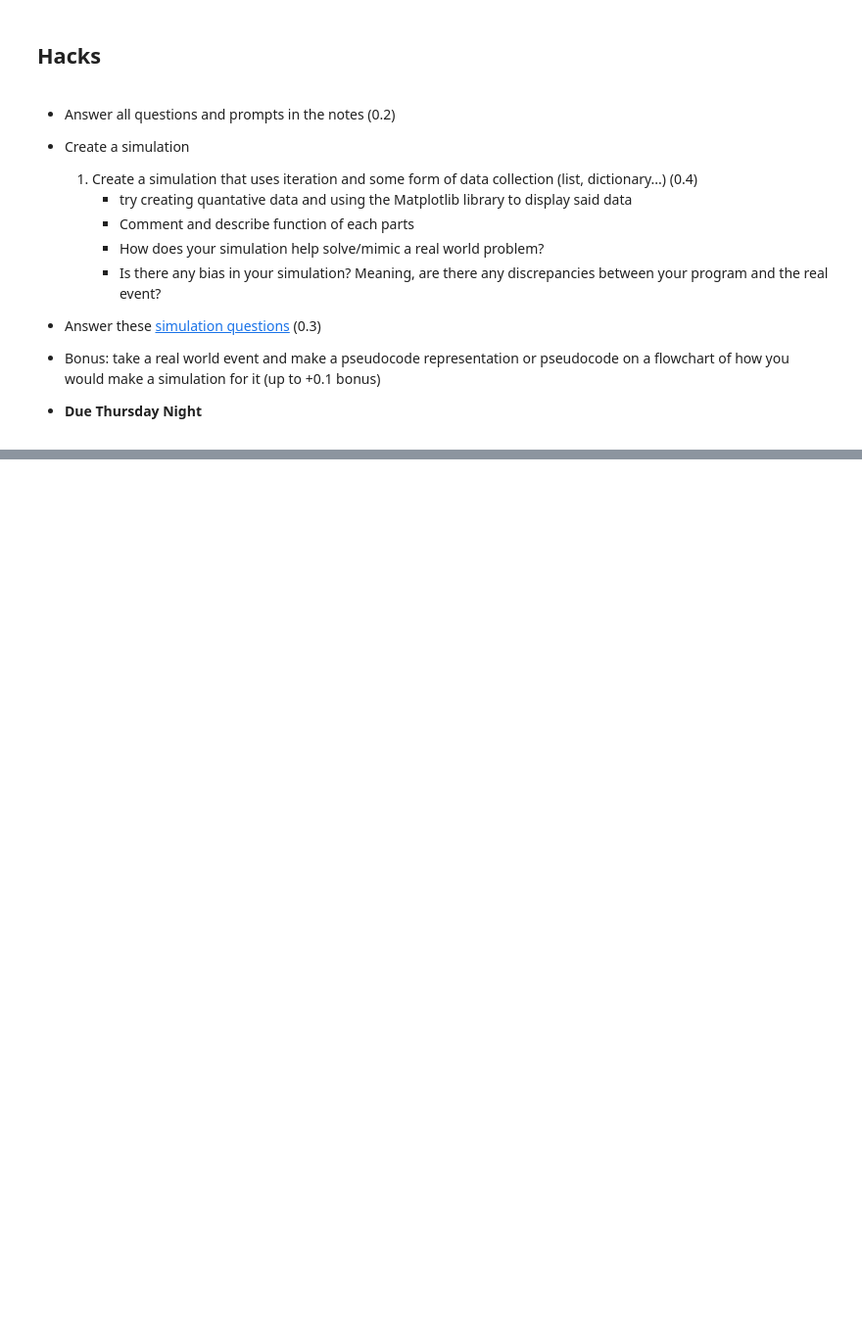
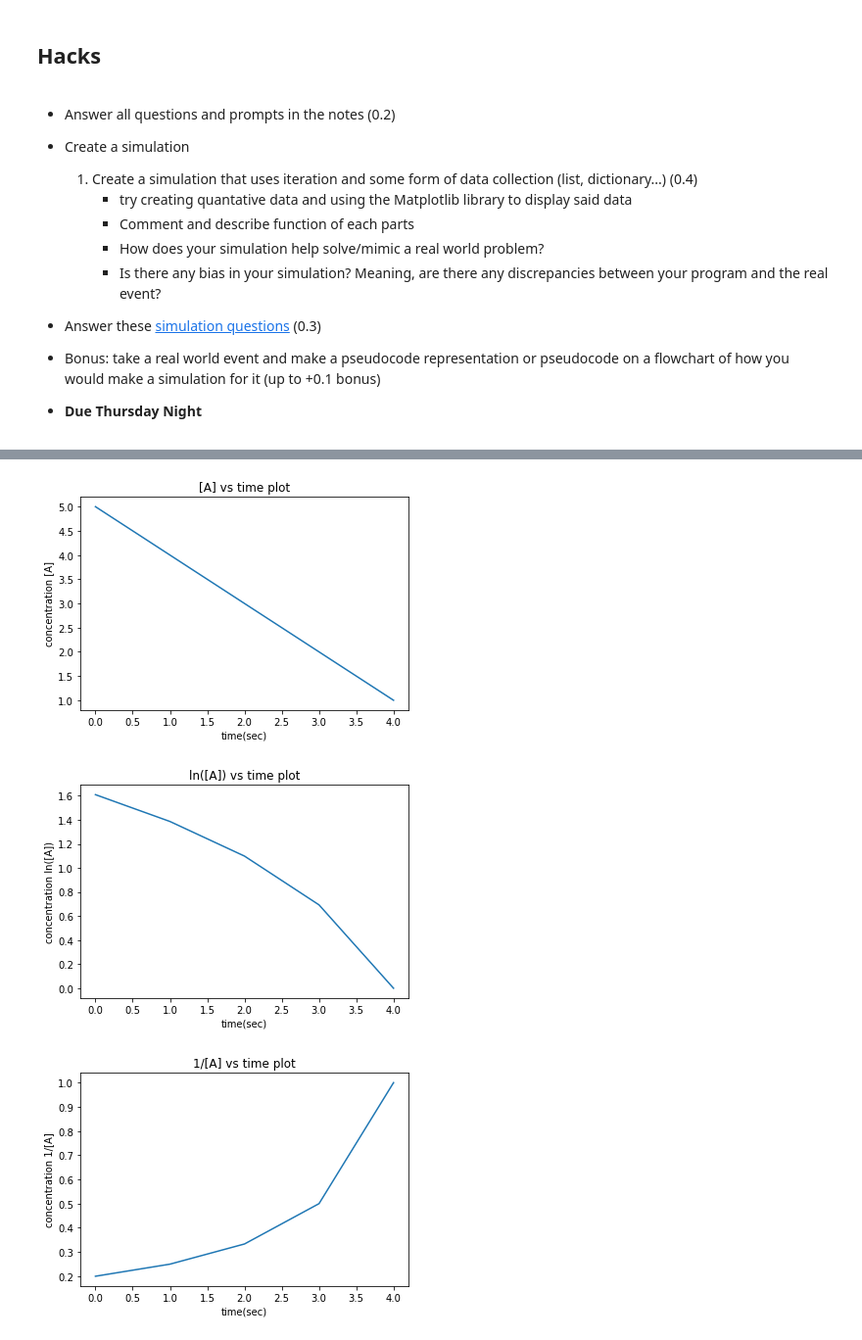
Before and after one commit to A1234l/VSCode-Fastpages, a Jupyter notebook: _notebooks/2023-04-25-P3M-Simulations.ipynb, the cells around one changed output, grey strips where cells are left out. Shown: that part at 98% size. Drawn from its saved outputs; the diff is of its cells as text; code cells hidden in the pictures; blank space fills up the shorter version.

```diff
--- a/_notebooks/2023-04-25-P3M-Simulations.ipynb
+++ b/_notebooks/2023-04-25-P3M-Simulations.ipynb
@@ -278,0 +304,58 @@ How does this simulation have bias?
+# %%
+import matplotlib.pyplot as plt
+import math
+
+# Create lists for time, concentration(0th order), ln(concentration)(1st order), and 1/(concentration)(2nd order)
+concList = []
+timeList = []
+firstOList = []
+secondOList = []
+
+i = 0
+# Use a while loop to automatically input experimental data
+while i<5:
+    # Decreases concentration by 1 M each time
+    concentration = 5 - i
+    # Time is assumed to proceed from 1 to 5 seconds, it's the same as i value
+    time = i
+    # Adds concentration and time to their lists
+    concList.append(concentration)
+    timeList.append(time)
+    i = i + 1
+
+# Takes the natural log of all the concentrations entered for ln[A] vs time plot
+for concData in concList:
+    firstOrder = math.log(concData)
+    # Add the modified concentration in a separate list
+    firstOList.append(firstOrder)
+
+# Takes the 1/concentration of all concentrations enter for 1/[A] vs time plot
+for concData in concList:
+    secondOrder = 1/concData
+    # Add the modified concentration in a separate list
+    secondOList.append(secondOrder)
+
+# Plot [A] vs time graph
+plt.plot(timeList, concList)
+plt.xlabel('time(sec)')
+plt.ylabel('concentration [A]')
+plt.title('[A] vs time plot')
+plt.show()
+
+# Plot ln[A] vs time graph
+plt.plot(timeList, firstOList)
+plt.xlabel('time(sec)')
+plt.ylabel('concentration ln([A])')
+plt.title('ln([A]) vs time plot')
+plt.show()
+
+# Plot 1/[A] vs time graph
+plt.plot(timeList, secondOList)
+plt.xlabel('time(sec)')
+plt.ylabel('concentration 1/[A]')
+plt.title('1/[A] vs time plot')
+plt.show()
+# %% [output]
+[figure, added]
+[figure, added]
+[figure, added]
```
Also changed, not shown: parts of 6 cells of this notebook, 3 other files.
